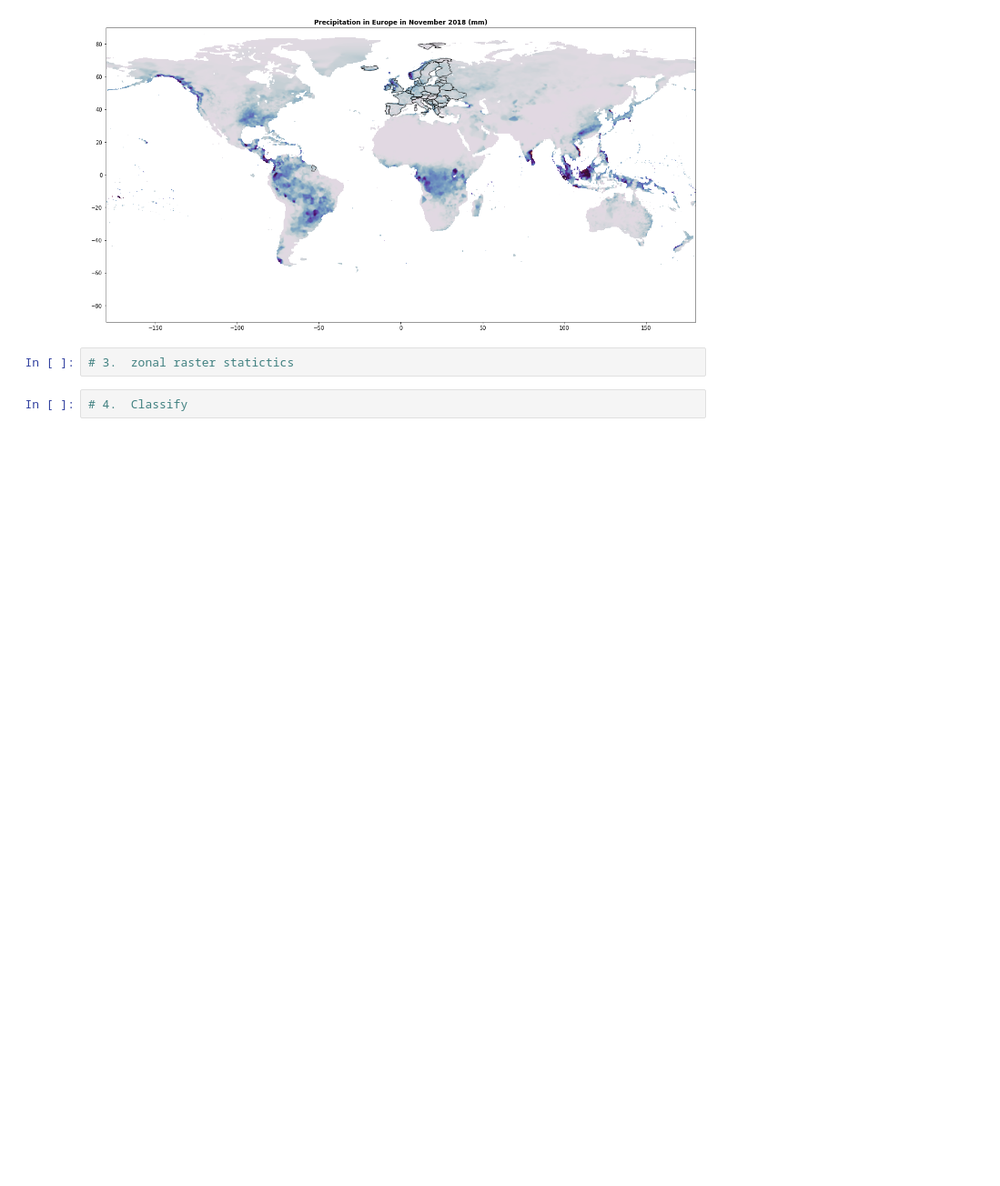
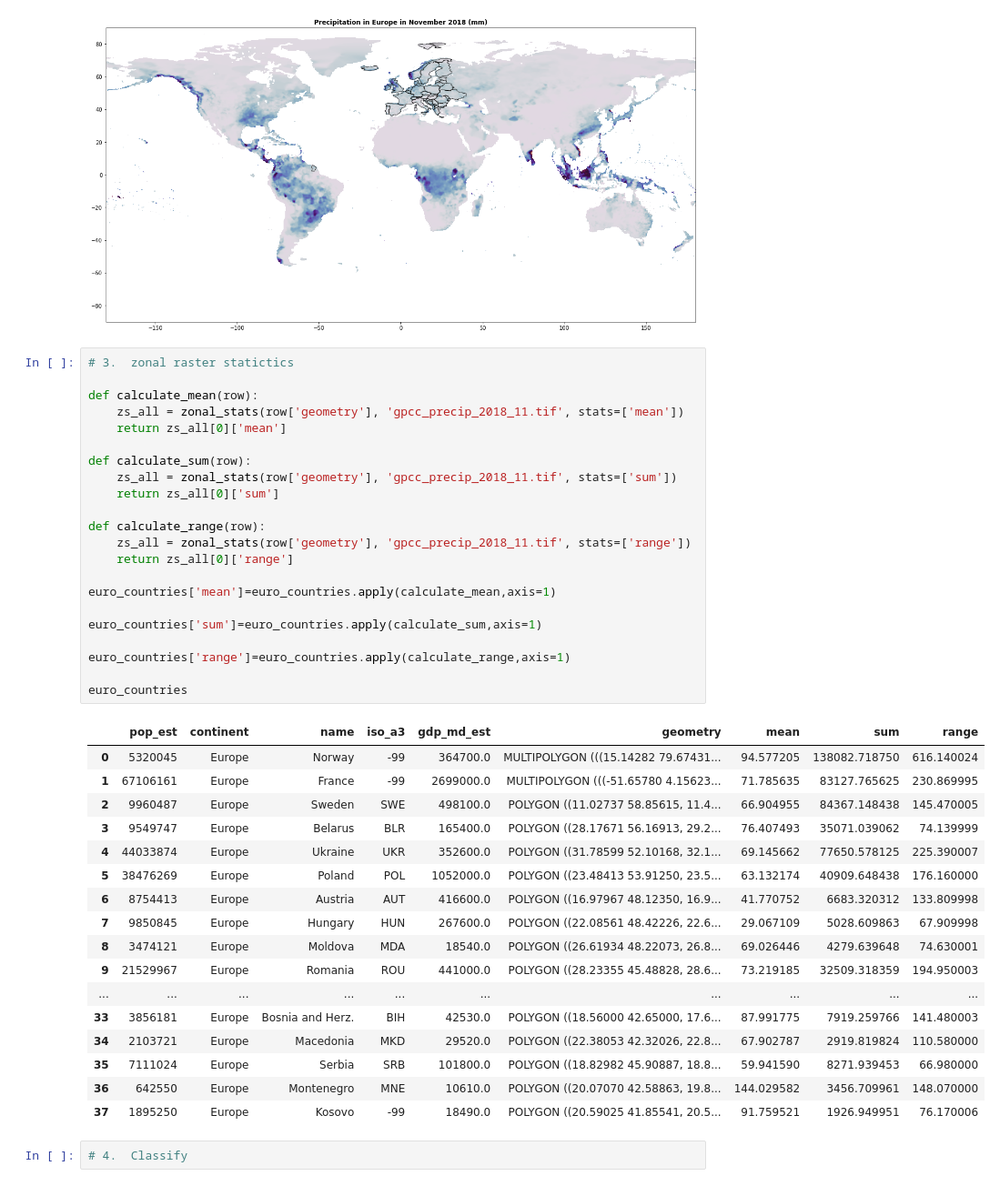
Before and after one commit to Bakhtiyar-Garashov/GeoPython2020, a Jupyter notebook: Assignment3/assignment3.ipynb, the cells around one changed output. Shown: that part at 91% size. Saved outputs shown, nothing was run; the diff lists cells and outputs as text; blank space fills up the shorter version.

Commit message:
Assignment3: Zonal stats

```diff
--- a/Assignment3/assignment3.ipynb
+++ b/Assignment3/assignment3.ipynb
@@ -106,8 +107,46 @@ plt.tight_layout()
 plt.savefig('precip_map.png')
 # %% [output]
 [figure]
-# %%
-# 3.  zonal raster statictics
+# %%
+# 3.  zonal raster statictics
+
+def calculate_mean(row):
+    zs_all = zonal_stats(row['geometry'], 'gpcc_precip_2018_11.tif', stats=['mean'])
+    return zs_all[0]['mean']
+
+def calculate_sum(row):
+    zs_all = zonal_stats(row['geometry'], 'gpcc_precip_2018_11.tif', stats=['sum'])
+    return zs_all[0]['sum']
+
+def calculate_range(row):
+    zs_all = zonal_stats(row['geometry'], 'gpcc_precip_2018_11.tif', stats=['range'])
+    return zs_all[0]['range']
+
+euro_countries['mean']=euro_countries.apply(calculate_mean,axis=1)
+
+euro_countries['sum']=euro_countries.apply(calculate_sum,axis=1)
+
+euro_countries['range']=euro_countries.apply(calculate_range,axis=1)
+
+euro_countries
+# %% [output]
+|  | pop_est | continent | name | iso_a3 | gdp_md_est | geometry | mean | sum | range |
+| 0 | 5320045 | Europe | Norway | -99 | 364700.0 | MULTIPOLYGON (((15.14282 79.67431... | 94.577205 | 138082.718750 | 616.140024 |
+| 1 | 67106161 | Europe | France | -99 | 2699000.0 | MULTIPOLYGON (((-51.65780 4.15623... | 71.785635 | 83127.765625 | 230.869995 |
+| 2 | 9960487 | Europe | Sweden | SWE | 498100.0 | POLYGON ((11.02737 58.85615, 11.4... | 66.904955 | 84367.148438 | 145.470005 |
+| 3 | 9549747 | Europe | Belarus | BLR | 165400.0 | POLYGON ((28.17671 56.16913, 29.2... | 76.407493 | 35071.039062 | 74.139999 |
+| 4 | 44033874 | Europe | Ukraine | UKR | 352600.0 | POLYGON ((31.78599 52.10168, 32.1... | 69.145662 | 77650.578125 | 225.390007 |
+| 5 | 38476269 | Europe | Poland | POL | 1052000.0 | POLYGON ((23.48413 53.91250, 23.5... | 63.132174 | 40909.648438 | 176.160000 |
+| 6 | 8754413 | Europe | Austria | AUT | 416600.0 | POLYGON ((16.97967 48.12350, 16.9... | 41.770752 | 6683.320312 | 133.809998 |
+| 7 | 9850845 | Europe | Hungary | HUN | 267600.0 | POLYGON ((22.08561 48.42226, 22.6... | 29.067109 | 5028.609863 | 67.909998 |
+| 8 | 3474121 | Europe | Moldova | MDA | 18540.0 | POLYGON ((26.61934 48.22073, 26.8... | 69.026446 | 4279.639648 | 74.630001 |
+| 9 | 21529967 | Europe | Romania | ROU | 441000.0 | POLYGON ((28.23355 45.48828, 28.6... | 73.219185 | 32509.318359 | 194.950003 |
+| ... | ... | ... | ... | ... | ... | ... | ... | ... | ... |
+| 33 | 3856181 | Europe | Bosnia and Herz. | BIH | 42530.0 | POLYGON ((18.56000 42.65000, 17.6... | 87.991775 | 7919.259766 | 141.480003 |
+| 34 | 2103721 | Europe | Macedonia | MKD | 29520.0 | POLYGON ((22.38053 42.32026, 22.8... | 67.902787 | 2919.819824 | 110.580000 |
+| 35 | 7111024 | Europe | Serbia | SRB | 101800.0 | POLYGON ((18.82982 45.90887, 18.8... | 59.941590 | 8271.939453 | 66.980000 |
+| 36 | 642550 | Europe | Montenegro | MNE | 10610.0 | POLYGON ((20.07070 42.58863, 19.8... | 144.029582 | 3456.709961 | 148.070000 |
+| 37 | 1895250 | Europe | Kosovo | -99 | 18490.0 | POLYGON ((20.59025 41.85541, 20.5... | 91.759521 | 1926.949951 | 76.170006 |
 # %%
 # 4.  Classify
 # %% [markdown]
```
Also changed, not shown: parts of 2 cells of this notebook.
